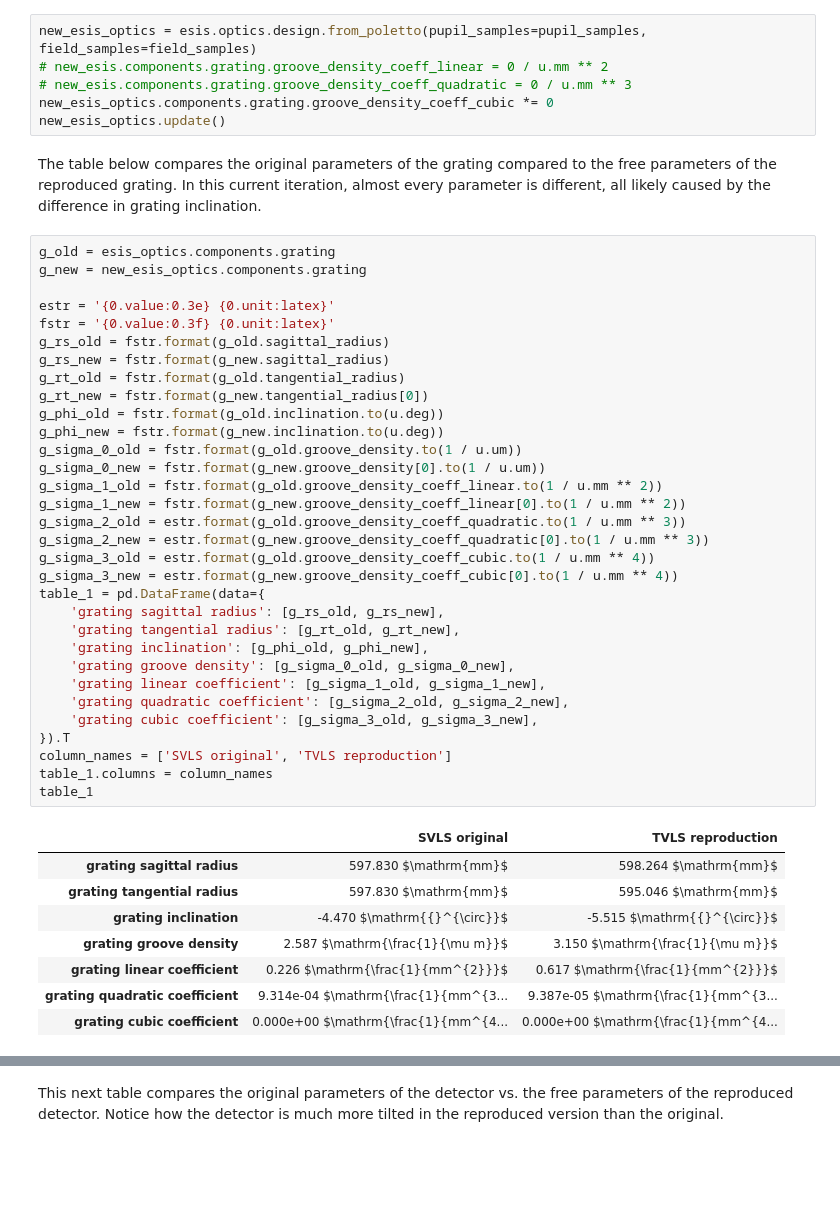
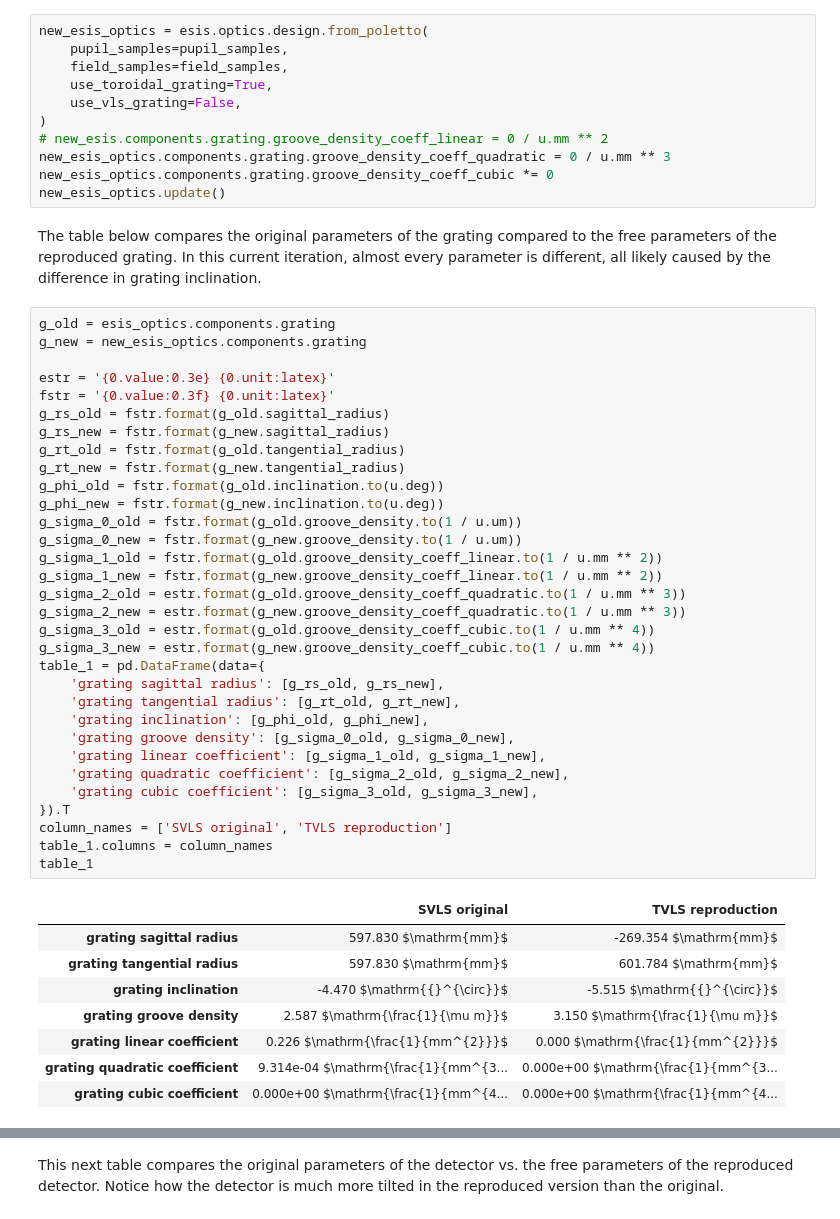
Before and after one commit to Kankelborg-Group/ESIS, a Jupyter notebook: esis/optics/reproduce_esis.ipynb, the cells around one changed output, grey strips where cells are left out. Drawn from its saved outputs; the diff is of its cells as text; blank space fills up the shorter version.

```diff
--- a/esis/optics/reproduce_esis.ipynb
+++ b/esis/optics/reproduce_esis.ipynb
@@ -113,9 +113,14 @@ The most significant limitation of our current experiment is that the grating po
 This experiment instead focuses on reproducing grating radius, grating inclination, grating groove profile, detector
 piston and detector inclination.
 # %%
-new_esis_optics = esis.optics.design.from_poletto(pupil_samples=pupil_samples, field_samples=field_samples)
+new_esis_optics = esis.optics.design.from_poletto(
+    pupil_samples=pupil_samples,
+    field_samples=field_samples,
+    use_toroidal_grating=True,
+    use_vls_grating=False,
+)
 # new_esis.components.grating.groove_density_coeff_linear = 0 / u.mm ** 2
-# new_esis.components.grating.groove_density_coeff_quadratic = 0 / u.mm ** 3
+new_esis_optics.components.grating.groove_density_coeff_quadratic = 0 / u.mm ** 3
 new_esis_optics.components.grating.groove_density_coeff_cubic *= 0
 new_esis_optics.update()
 # %% [markdown]
@@ -126,43 +131,43 @@ inclination.
 # %%
 g_old = esis_optics.components.grating
 g_new = new_esis_optics.components.grating
 
 estr = '{0.value:0.3e} {0.unit:latex}'
 fstr = '{0.value:0.3f} {0.unit:latex}'
 g_rs_old = fstr.format(g_old.sagittal_radius)
 g_rs_new = fstr.format(g_new.sagittal_radius)
 g_rt_old = fstr.format(g_old.tangential_radius)
-g_rt_new = fstr.format(g_new.tangential_radius[0])
+g_rt_new = fstr.format(g_new.tangential_radius)
 g_phi_old = fstr.format(g_old.inclination.to(u.deg))
 g_phi_new = fstr.format(g_new.inclination.to(u.deg))
 g_sigma_0_old = fstr.format(g_old.groove_density.to(1 / u.um))
-g_sigma_0_new = fstr.format(g_new.groove_density[0].to(1 / u.um))
+g_sigma_0_new = fstr.format(g_new.groove_density.to(1 / u.um))
 g_sigma_1_old = fstr.format(g_old.groove_density_coeff_linear.to(1 / u.mm ** 2))
-g_sigma_1_new = fstr.format(g_new.groove_density_coeff_linear[0].to(1 / u.mm ** 2))
+g_sigma_1_new = fstr.format(g_new.groove_density_coeff_linear.to(1 / u.mm ** 2))
 g_sigma_2_old = estr.format(g_old.groove_density_coeff_quadratic.to(1 / u.mm ** 3))
-g_sigma_2_new = estr.format(g_new.groove_density_coeff_quadratic[0].to(1 / u.mm ** 3))
+g_sigma_2_new = estr.format(g_new.groove_density_coeff_quadratic.to(1 / u.mm ** 3))
 g_sigma_3_old = estr.format(g_old.groove_density_coeff_cubic.to(1 / u.mm ** 4))
-g_sigma_3_new = estr.format(g_new.groove_density_coeff_cubic[0].to(1 / u.mm ** 4))
+g_sigma_3_new = estr.format(g_new.groove_density_coeff_cubic.to(1 / u.mm ** 4))
 table_1 = pd.DataFrame(data={
     'grating sagittal radius': [g_rs_old, g_rs_new],
     'grating tangential radius': [g_rt_old, g_rt_new],
     'grating inclination': [g_phi_old, g_phi_new],
     'grating groove density': [g_sigma_0_old, g_sigma_0_new],
     'grating linear coefficient': [g_sigma_1_old, g_sigma_1_new],
     'grating quadratic coefficient': [g_sigma_2_old, g_sigma_2_new],
     'grating cubic coefficient': [g_sigma_3_old, g_sigma_3_new],
 }).T
 column_names = ['SVLS original', 'TVLS reproduction']
 table_1.columns = column_names
 table_1
 # %% [output]
 |  | SVLS original | TVLS reproduction |
-| grating sagittal radius | 597.830 $\mathrm{mm}$ | 598.264 $\mathrm{mm}$ |
-| grating tangential radius | 597.830 $\mathrm{mm}$ | 595.046 $\mathrm{mm}$ |
+| grating sagittal radius | 597.830 $\mathrm{mm}$ | -269.354 $\mathrm{mm}$ |
+| grating tangential radius | 597.830 $\mathrm{mm}$ | 601.784 $\mathrm{mm}$ |
 | grating inclination | -4.470 $\mathrm{{}^{\circ}}$ | -5.515 $\mathrm{{}^{\circ}}$ |
 | grating groove density | 2.587 $\mathrm{\frac{1}{\mu m}}$ | 3.150 $\mathrm{\frac{1}{\mu m}}$ |
-| grating linear coefficient | 0.226 $\mathrm{\frac{1}{mm^{2}}}$ | 0.617 $\mathrm{\frac{1}{mm^{2}}}$ |
-| grating quadratic coefficient | 9.314e-04 $\mathrm{\frac{1}{mm^{3... | 9.387e-05 $\mathrm{\frac{1}{mm^{3... |
+| grating linear coefficient | 0.226 $\mathrm{\frac{1}{mm^{2}}}$ | 0.000 $\mathrm{\frac{1}{mm^{2}}}$ |
+| grating quadratic coefficient | 9.314e-04 $\mathrm{\frac{1}{mm^{3... | 0.000e+00 $\mathrm{\frac{1}{mm^{3... |
 | grating cubic coefficient | 0.000e+00 $\mathrm{\frac{1}{mm^{4... | 0.000e+00 $\mathrm{\frac{1}{mm^{4... |
 # %%
 sag_sagittal = g_new.surface.sag(5 * u.mm, 0 * u.mm)
```
Also changed, not shown: parts of 6 cells of this notebook, 2 other files.
